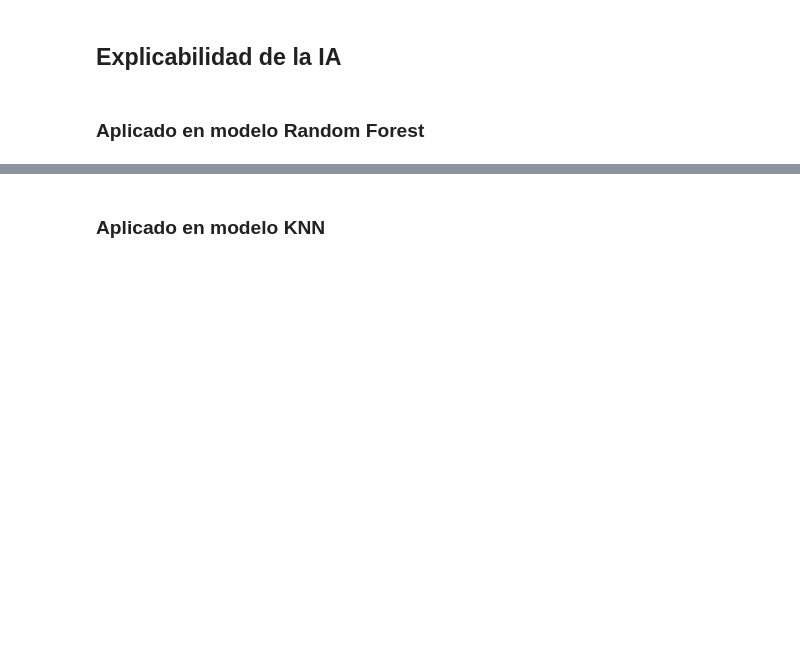
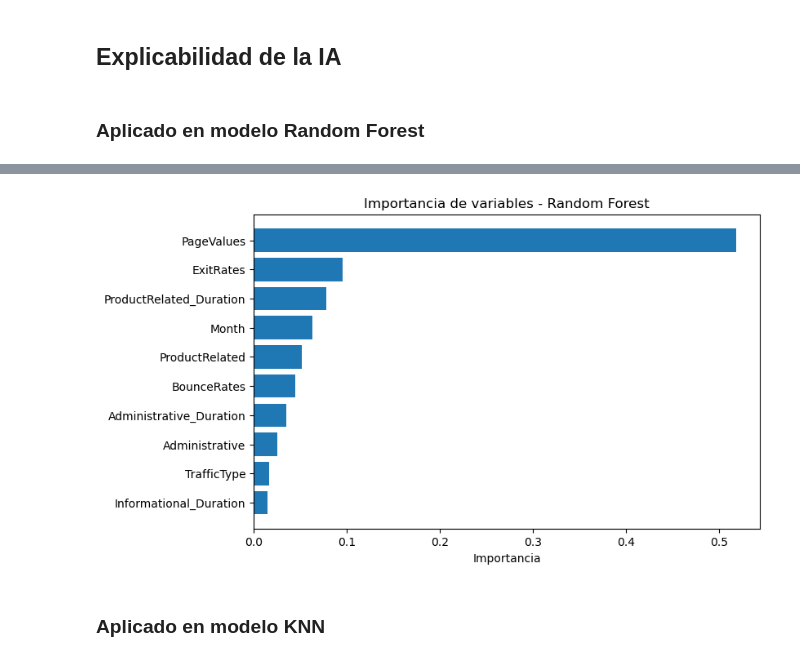
Before and after one commit to SirYorch/IA_Explicabilidad, a Jupyter notebook: Practica.ipynb, the cells around one changed output, grey strips where cells are left out. Drawn from its saved outputs; the diff is of its cells as text; code cells hidden in the pictures; blank space fills up the shorter version.

```diff
--- a/Practica.ipynb
+++ b/Practica.ipynb
@@ -55,3 +55,20 @@ scaler = StandardScaler()
 X_scaled = pd.DataFrame(scaler.fit_transform(X), columns=features)
 # %% [markdown]
 ### Aplicado en modelo Random Forest
+# %%
+from sklearn.ensemble import RandomForestClassifier
+from sklearn.metrics import accuracy_score
+from sklearn.model_selection import train_test_split
+
+X_train_rf, X_test_rf, y_train_rf, y_test_rf = train_test_split(
+    X_scaled, y, test_size=0.2, random_state=42, stratify=y
+)
+# %%
+rf_model = RandomForestClassifier(
+    n_estimators=200,
+    max_depth=10,
+    random_state=42,
+    class_weight="balanced"
+)
+
+rf_model.fit(X_train_rf, y_train_rf)
@@ -57,0 +85,8 @@ X_scaled = pd.DataFrame(scaler.fit_transform(X), columns=features)
+# %%
+# Explicabilidad Reduccion de impureza
+rf_importance = pd.DataFrame({
+    "Variable": features,
+    "Importance": rf_model.feature_importances_
+}).sort_values("Importance", ascending=False)
+
+rf_importance
@@ -58,3 +111,12 @@ X_scaled = pd.DataFrame(scaler.fit_transform(X), columns=features)
+# %%
+plt.figure(figsize=(8,5))
+plt.barh(rf_importance["Variable"][:10][::-1],
+         rf_importance["Importance"][:10][::-1])
+plt.title("Importancia de variables - Random Forest")
+plt.xlabel("Importancia")
+plt.show()
+# %% [output]
+[figure, added]
 # %% [markdown]
 ### Aplicado en modelo KNN
 # %%
```
Also changed, not shown: parts of 16 cells of this notebook.
